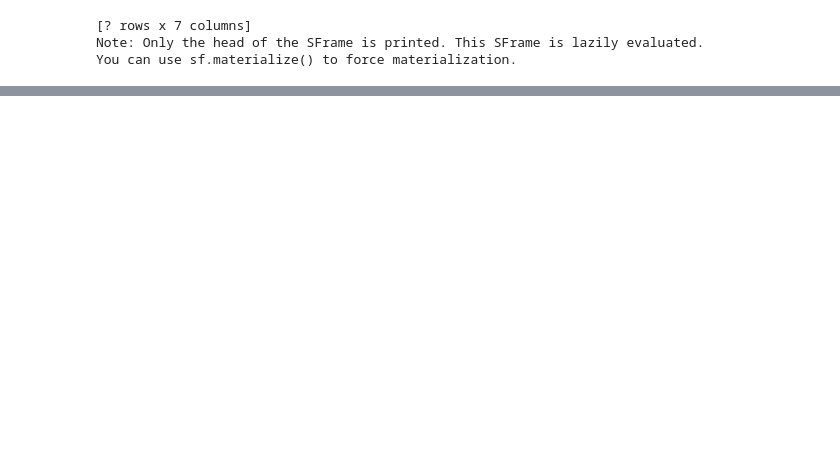
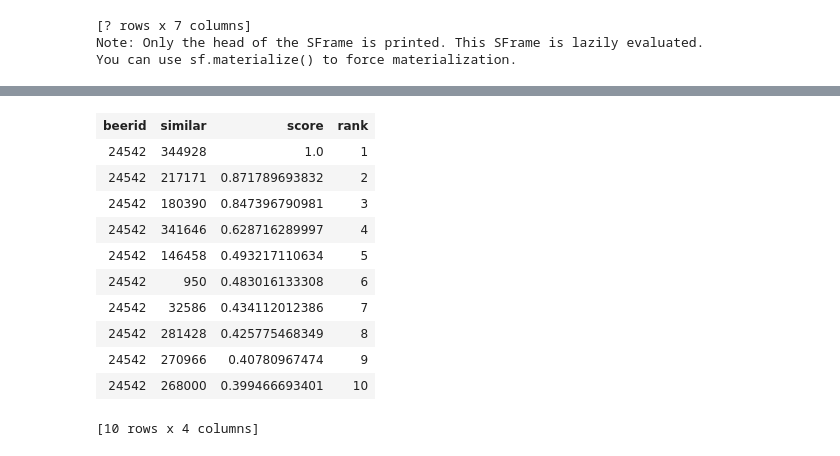
Before and after one commit to gevurtz/beer-recommender, a Jupyter notebook: script/EDA_models.ipynb, the cells around one changed output, grey strips where cells are left out. Drawn from its saved outputs; the diff is of its cells as text; code cells hidden in the pictures; blank space fills up the shorter version.

```diff
--- a/script/EDA_models.ipynb
+++ b/script/EDA_models.ipynb
@@ -357,3 +363,9 @@ You can use sf.materialize() to force materialization.
 model.save('/Users/Gevurtz/galvanize/beer_rec_project/beer-recommender/webapp/rankmodel')
 # %%
 l_model = gl.load_model('/Users/Gevurtz/galvanize/beer_rec_project/beer-recommender/webapp/rankmodel')
+# %%
+similarity_model_cos = gl.recommender.item_similarity_recommender.create(obs_data_train,
+                                                          user_id='userid',
+                                                          item_id='beerid',
+                                                          target='overall',
+                                                          similarity_type='cosine')
@@ -359,0 +417,15 @@ l_model = gl.load_model('/Users/Gevurtz/galvanize/beer_rec_project/beer-recommen
+# %%
+similarity_model_cos.get_similar_items([24542])
+# %% [output]
+| beerid | similar | score | rank |
+| 24542 | 344928 | 1.0 | 1 |
+| 24542 | 217171 | 0.871789693832 | 2 |
+| 24542 | 180390 | 0.847396790981 | 3 |
+| 24542 | 341646 | 0.628716289997 | 4 |
+| 24542 | 146458 | 0.493217110634 | 5 |
+| 24542 | 950 | 0.483016133308 | 6 |
+| 24542 | 32586 | 0.434112012386 | 7 |
+| 24542 | 281428 | 0.425775468349 | 8 |
+| 24542 | 270966 | 0.40780967474 | 9 |
+| 24542 | 268000 | 0.399466693401 | 10 |
+[10 rows x 4 columns]
```
Also changed, not shown: parts of 6 cells of this notebook, 29 other files.
